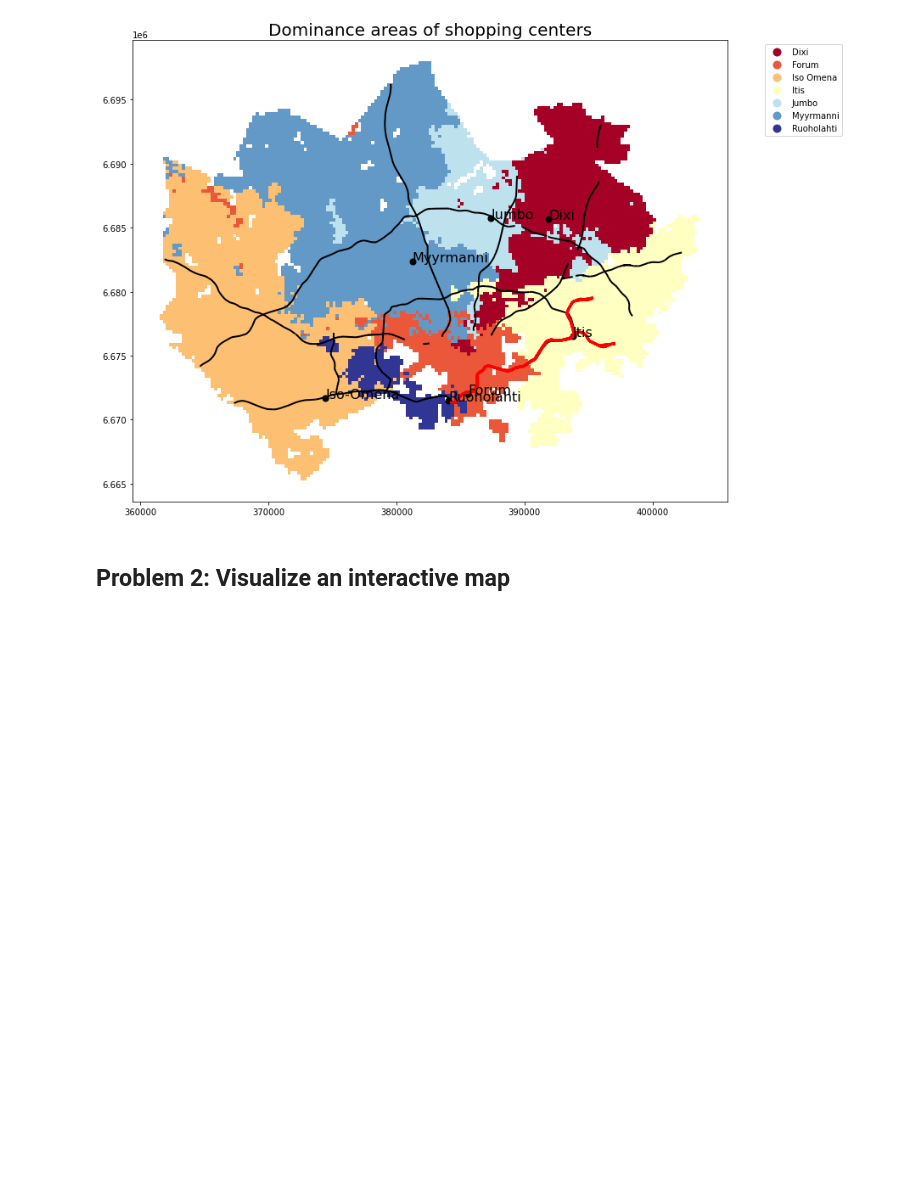
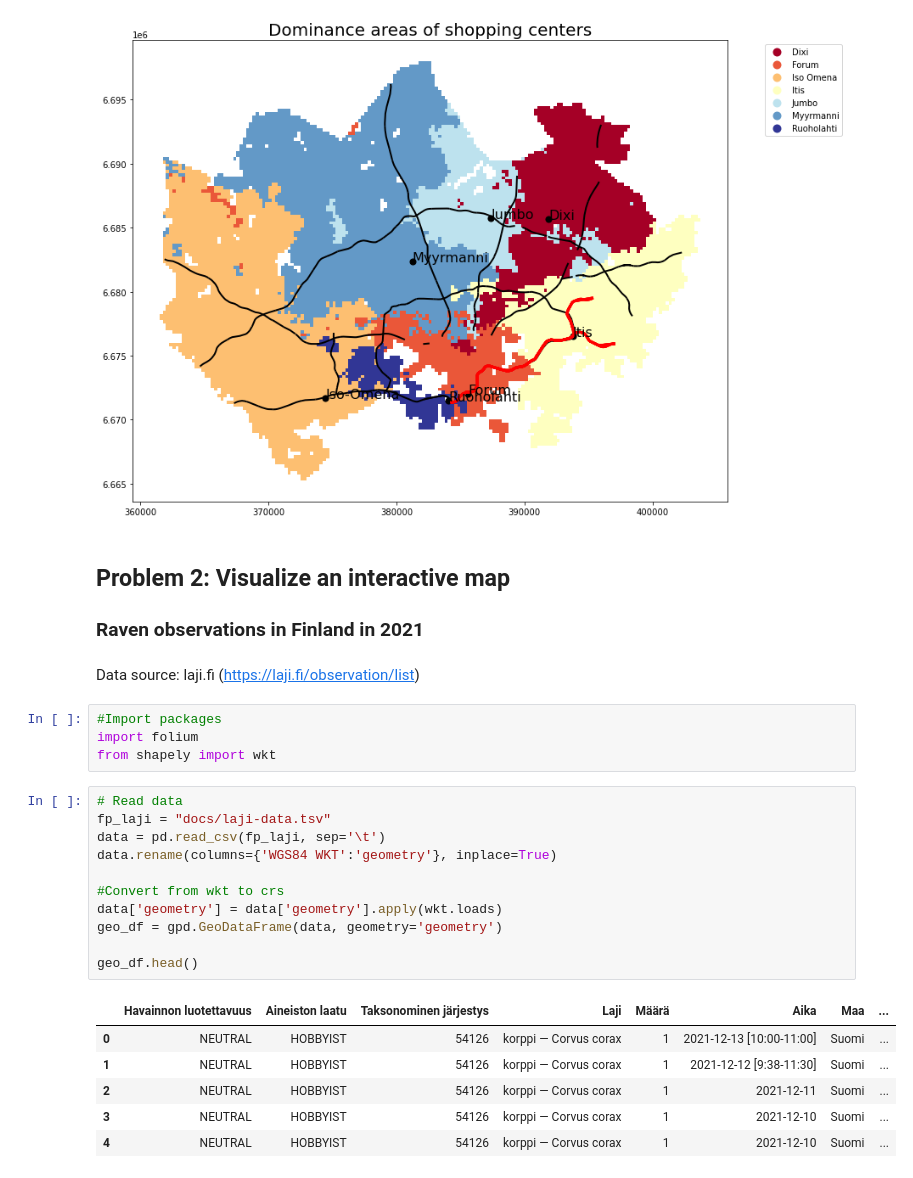
Before and after one commit to AutoGIS-2021/exercise-5-irisaalto, a Jupyter notebook: Exercise_5.ipynb, the cells around one changed output. Saved outputs shown, nothing was run; the diff lists cells and outputs as text; blank space fills up the shorter version.

```diff
--- a/Exercise_5.ipynb
+++ b/Exercise_5.ipynb
@@ -120,3 +120,29 @@ plt.savefig(output_fp, dpi=300)
 [figure]
 # %% [markdown]
 ## Problem 2: Visualize an interactive map
+
+### Raven observations in Finland in 2021
+# %% [markdown]
+Data source: laji.fi (https://laji.fi/observation/list)
+# %%
+#Import packages
+import folium
+from shapely import wkt
+# %%
+# Read data
+fp_laji = "docs/laji-data.tsv"
+data = pd.read_csv(fp_laji, sep='\t')
+data.rename(columns={'WGS84 WKT':'geometry'}, inplace=True)
+
+#Convert from wkt to crs
+data['geometry'] = data['geometry'].apply(wkt.loads)
+geo_df = gpd.GeoDataFrame(data, geometry='geometry')
+
+geo_df.head()
+# %% [output]
+|  | Havainnon luotettavuus | Aineiston laatu | Taksonominen järjestys | Laji | Määrä | Aika | Maa | ... |
+| 0 | NEUTRAL | HOBBYIST | 54126 | korppi — Corvus corax | 1 | 2021-12-13 [10:00-11:00] | Suomi | ... |
+| 1 | NEUTRAL | HOBBYIST | 54126 | korppi — Corvus corax | 1 | 2021-12-12 [9:38-11:30] | Suomi | ... |
+| 2 | NEUTRAL | HOBBYIST | 54126 | korppi — Corvus corax | 1 | 2021-12-11 | Suomi | ... |
+| 3 | NEUTRAL | HOBBYIST | 54126 | korppi — Corvus corax | 1 | 2021-12-10 | Suomi | ... |
+| 4 | NEUTRAL | HOBBYIST | 54126 | korppi — Corvus corax | 1 | 2021-12-10 | Suomi | ... |
```
Also changed, not shown: parts of 11 cells of this notebook, 3 other files.
